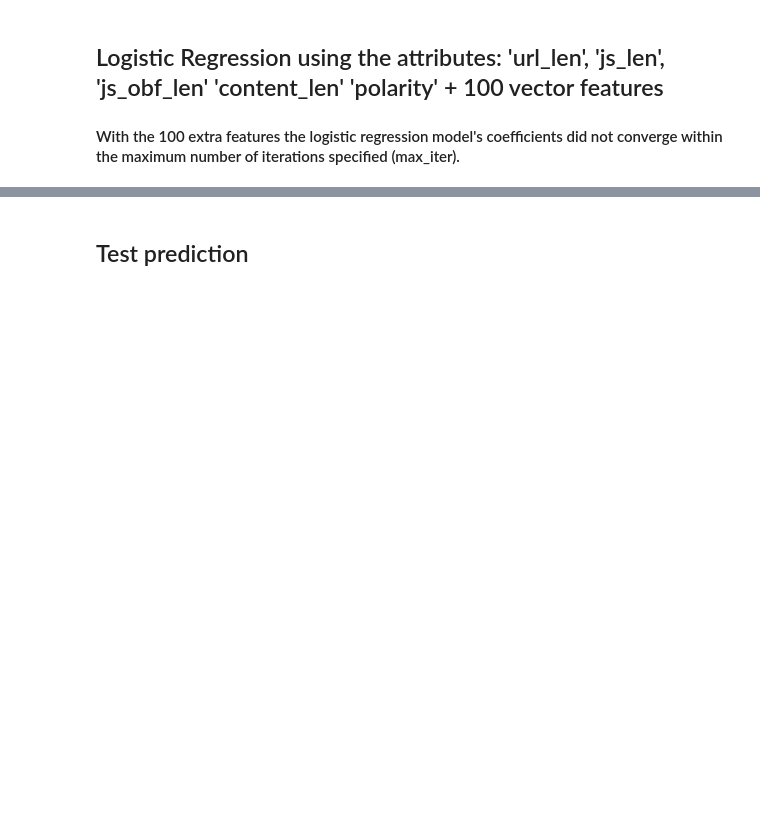
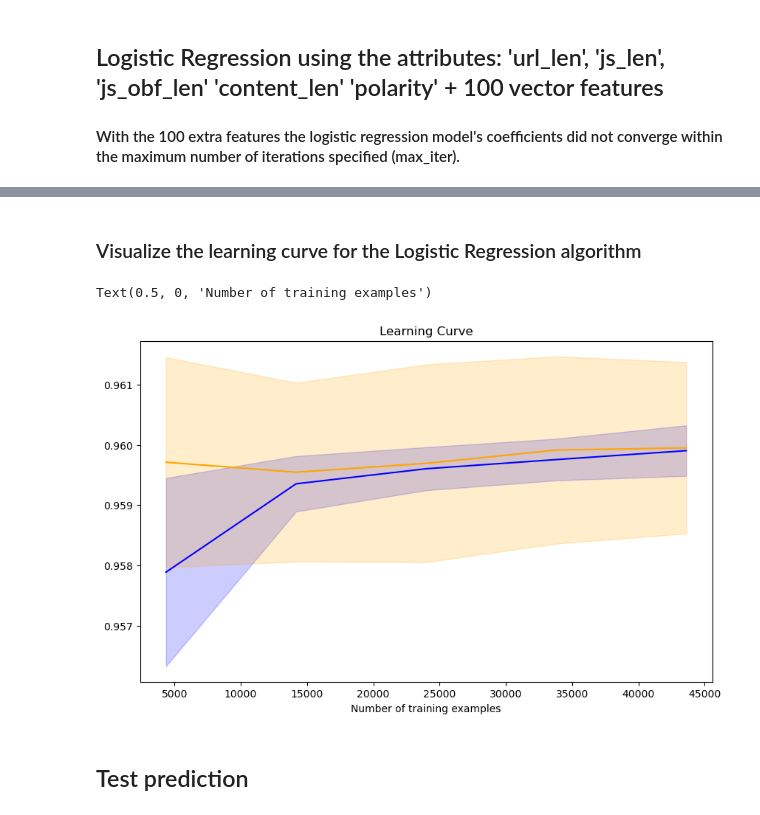
Before and after one commit to tomasmatos2003/URLdetect_TAA, a Jupyter notebook: 02 - Classification.ipynb, the cells around one changed output, grey strips where cells are left out. Cells and saved outputs as stored; diff of their text form; code cells hidden in the pictures; blank space fills up the shorter version.

Commit message:
learning curve done

```diff
--- a/02 - Classification.ipynb
+++ b/02 - Classification.ipynb
@@ -360,6 +364,30 @@ Accuracy of log reg classifier
 | 762225 | http://global-forum.org | 106.28.187.211 | China | 23 | 92.5 | 0.000 | org | complete | yes | Developed through include classic... | good | ... |
 | 427214 | http://www.geocities.com/hettycoo... | 8.160.38.85 | China | 37 | 103.5 | 0.000 | com | complete | yes | Gained relatively variable "p" wo... | good | ... |
 54506 rows × 14 columns
+# %% [markdown]
+###  Visualize the learning curve for the Logistic Regression algorithm
+# %%
+from sklearn.model_selection import learning_curve
+
+train_sizes, train_scores, test_scores = learning_curve(logitN, X, y, cv=5)
+
+# Calculate mean and standard deviation of training and test scores
+train_mean = np.mean(train_scores, axis=1)
+train_std = np.std(train_scores, axis=1)
+test_mean = np.mean(test_scores, axis=1)
+test_std = np.std(test_scores, axis=1)
+
+# Plot the learning curve
+plt.figure(figsize=(10, 6))
+plt.plot(train_sizes, train_mean, label='Training score', color='blue')
+plt.fill_between(train_sizes, train_mean - train_std, train_mean + train_std, color='blue', alpha=0.2)
+plt.plot(train_sizes, test_mean, label='Cross-validation score', color='orange')
+plt.fill_between(train_sizes, test_mean - test_std, test_mean + test_std, color='orange', alpha=0.2)
+plt.title('Learning Curve')
+plt.xlabel('Number of training examples')
+# %% [output]
+Text(0.5, 0, 'Number of training examples')
+[figure, added]
 # %% [markdown]
 ## Test prediction
 # %%
```
Also changed, not shown: parts of 25 cells of this notebook, 5 other files.
